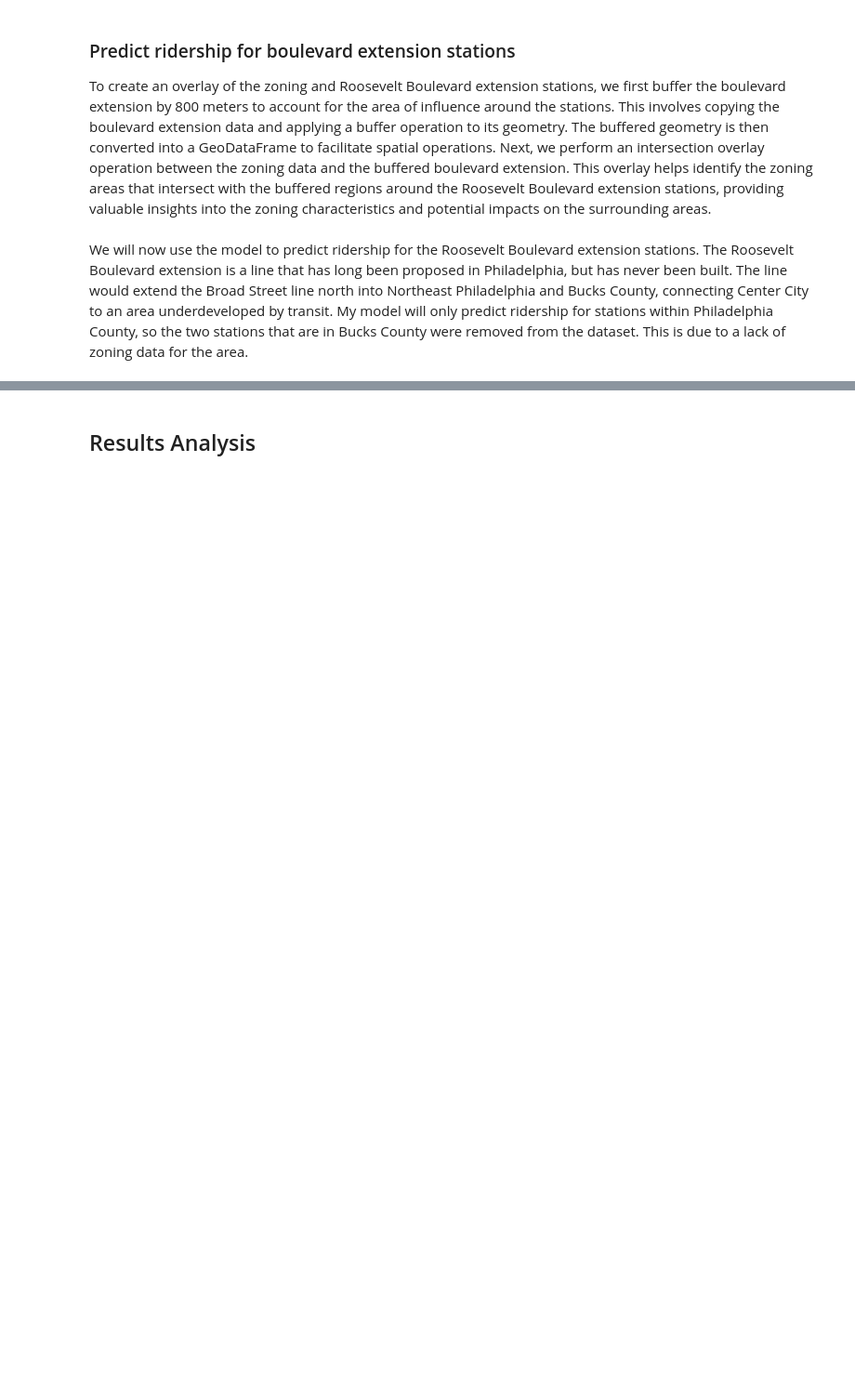
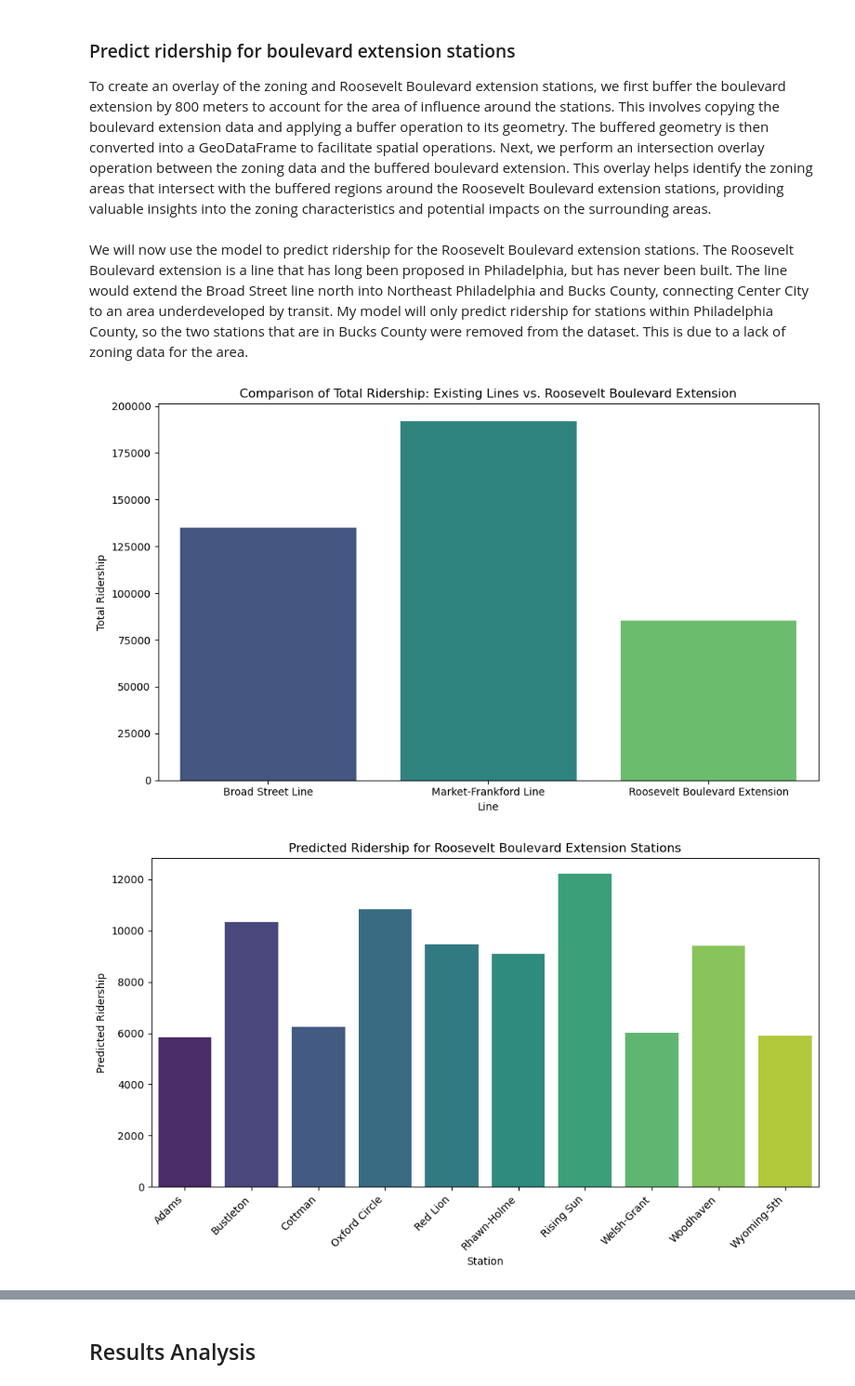
Before and after one commit to owenmcginley/SEPTA-Transit-Oriented-Development, a Jupyter notebook: SEPTA_Zoning_Analysis.ipynb, the cells around one changed output, grey strips where cells are left out. Shown at 93% size. Drawn from its saved outputs; the diff is of its cells as text; code cells hidden in the pictures; blank space fills up the shorter version.

```diff
--- a/SEPTA_Zoning_Analysis.ipynb
+++ b/SEPTA_Zoning_Analysis.ipynb
@@ -422,11 +512,11 @@ It seems that a Random Forest would be far and away the best way to predict ride
 # %%
 # Hyperparameter tuning
 # Number of trees in random forest
-n_estimators = [200, 400, 600, 800, 1000]
+n_estimators = [int(x) for x in np.linspace(start = 100, stop = 1000, num = 5)]
 # Number of features to consider at every split
 max_features = ['auto', 'sqrt']
 # Maximum number of levels in tree
-max_depth = [10, 20, 30, 40, 50, 60, 70, 80, 90, 100, None]
+max_depth = [int(x) for x in np.linspace(start=10, stop=110, num=5)]
 max_depth.append(None)
 # Minimum number of samples required to split a node
 min_samples_split = [2, 5, 10]
@@ -438,13 +528,14 @@ bootstrap = [True, False]
 random_grid = {'n_estimators': n_estimators,
                'max_features': max_features,
                'max_depth': max_depth,
+               'min_samples_split': min_samples_split,
+               'min_samples_leaf': min_samples_leaf,
                'bootstrap': bootstrap}
 # Use the random grid to search for best hyperparameters
 # First create the base model to tune
 rf = RandomForestRegressor()
-# Random search of parameters, using 3 fold cross validation,
 # search across 100 different combinations, and use all available cores
-rf_random = GridSearchCV(estimator = rf, param_grid = random_grid, scoring = r2_score, verbose = 2, n_jobs = -1)
+rf_random = GridSearchCV(estimator = rf, param_grid = random_grid, scoring = 'r2', verbose = 2, n_jobs = -1, cv=3)
 # Fit the random search model
 rf_random.fit(X_train, y_train)
 
@@ -490,7 +616,7 @@ boulevard_data = boulevard_data[X_train.columns]
 # %% [markdown]
 We will now use the model to predict ridership for the Roosevelt Boulevard extension stations. The Roosevelt Boulevard extension is a line that has long been proposed in Philadelphia, but has never been built. The line would extend the Broad Street line north into Northeast Philadelphia and Bucks County, connecting Center City to an area underdeveloped by transit. My model will only predict ridership for stations within Philadelphia County, so the two stations that are in Bucks County were removed from the dataset. This is due to a lack of zoning data for the area.
 # %%
-predictions = rf_model.predict(boulevard_data)
+predictions = best_model.predict(boulevard_data)
 
 # Add the predictions to the boulevard_data GeoDataFrame
 boulevard_data['Predicted Ridership'] = predictions
@@ -502,30 +628,33 @@ ridership = pd.DataFrame({'Line': ['Broad Street Line', 'Market-Frankford Line',
 
 # Plot the comparison
 plt.figure(figsize=(10, 6))
 sns.barplot(x='Line', y='Ridership', data=ridership, palette='viridis')
 plt.xlabel('Line')
 plt.ylabel('Total Ridership')
 plt.title('Comparison of Total Ridership: Existing Lines vs. Roosevelt Boulevard Extension')
 plt.tight_layout()
 plt.show()
 
 # Plot the predicted ridership for the Roosevelt Boulevard extension stations
 plt.figure(figsize=(10, 6))
 sns.barplot(x=boulevard_data.index, y='Predicted Ridership', data=boulevard_data, palette='viridis')
 plt.xlabel('Station')
 plt.ylabel('Predicted Ridership')
 plt.title('Predicted Ridership for Roosevelt Boulevard Extension Stations')
 plt.xticks(rotation=45, ha='right')
 plt.tight_layout()
 plt.show()
 
 avg_ridership = pd.DataFrame({'Line': ['Broad Street Line', 'Market-Frankford Line', 'Roosevelt Boulevard Extension'], 'Average Ridership': [bsl_ridership['AVERAGE WEEKDAY'].sum() / len(bsl_ridership), mfl_ridership['AVERAGE WEEKDAY'].sum() / len(mfl_ridership), total_predictions / len(boulevard_data)]})
 
 # Plot average ridership by line
 plt.figure(figsize=(10, 6))
 sns.barplot(x='Line', y='Average Ridership', data=avg_ridership, palette='viridis')
 plt.xlabel('Line')
 plt.ylabel('Average Ridership')
 plt.title('Average Ridership per Station: Existing Lines vs. Roosevelt Boulevard Extension')
 plt.tight_layout()
 plt.show()
+# %% [output]
+[figure, added]
+[figure, added]
```
Also changed, not shown: parts of 16 cells of this notebook, 8 other files.
